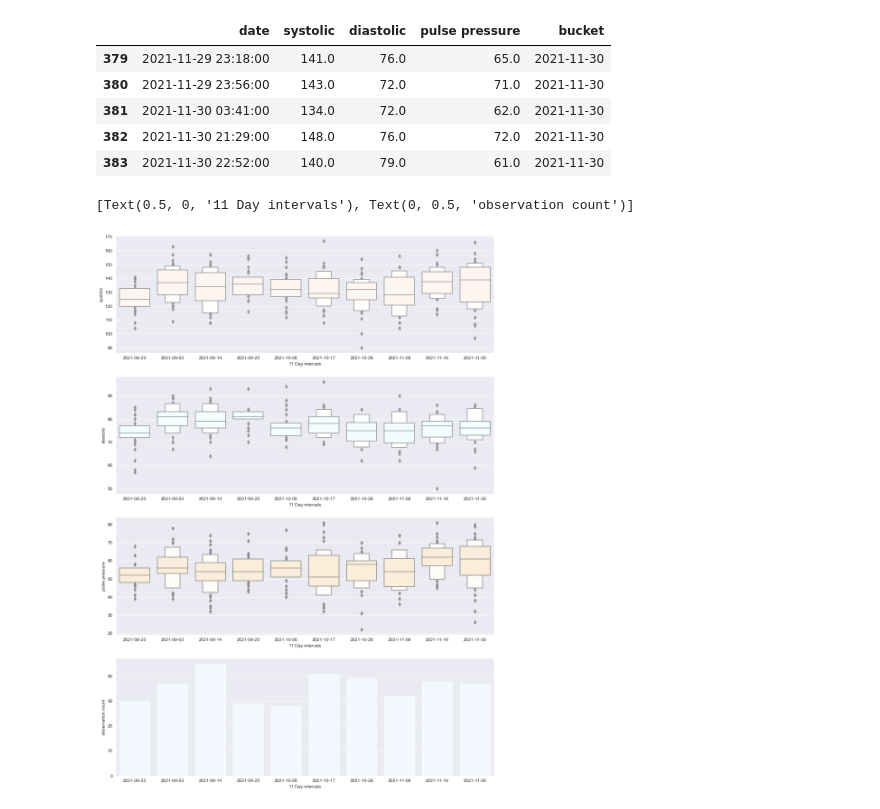
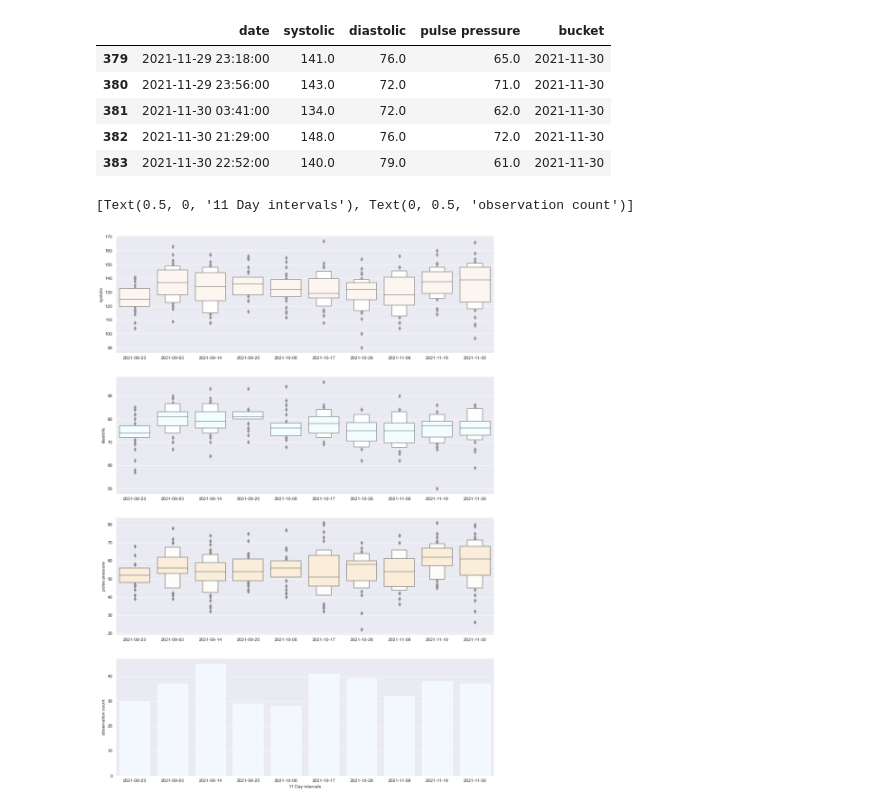
Before and after one commit to trin5tensa/apple_health_analysis, a Jupyter notebook: Notebooks/Blood Pressure Boxenplot.ipynb, the cells around one changed output. Drawn from its saved outputs; the diff is of its cells as text; code cells hidden in the pictures.

```diff
--- a/Notebooks/Blood Pressure Boxenplot.ipynb
+++ b/Notebooks/Blood Pressure Boxenplot.ipynb
@@ -69,9 +69,10 @@ bpds.head()
 start = bpds.date.min()
 print(f'{start=}')
 end = bpds.date.max()
-period_of_interest = end - start
-bucket_size = int(str(period_of_interest.days)) // 10
-categories = TimeCategories(start, end, bucket_size)
+# period_of_interest = end - start
+# bucket_size = int(str(period_of_interest.days)) // 10
+categories = TimeCategories(start, end)
+# categories = TimeCategories(start, end, bucket_size)
 categories
 # %% [output]
 start=Timestamp('2021-08-06 20:53:00')
@@ -79,5 +80,5 @@ TimeCategories(start_date=Timestamp('2021-08-13 22:52:00'), end_date=Timestamp('
 # %%
-bpds['bucket'] = bpds['date'].apply(categories.get_bucket)
+bpds['bucket'] = bpds['date'].apply(categories.get_category)
 bpds.tail()
 # %% [output]
 |  | date | systolic | diastolic | pulse pressure | bucket |
@@ -93,37 +94,37 @@ fig, axes = pyplot.subplots(nrows=4, ncols=1, figsize=(15, 22))
 seaborn.boxenplot(data=bpds,
                   x='bucket', y='systolic',
                   ax=axes[0],
                   palette=['seashell']
                   )
 
 # Plot diastolic
 seaborn.boxenplot(data=bpds,
                   x='bucket', y='diastolic',
                   ax=axes[1],
                   palette=['azure']
                   )
 
 # Plot pulse pressure
 seaborn.boxenplot(data=bpds,
                   x='bucket', y='pulse pressure',
                   ax=axes[2],
                   palette=['papayawhip']
                   )
 
 # Plot observation counts
 seaborn.countplot(data=bpds,
                   x='bucket',
                   ax=axes[3],
                   palette=['aliceblue']
                   )
 
-axes[0].set(xlabel=f'{bucket_size} Day intervals')
-axes[1].set(xlabel=f'{bucket_size} Day intervals')
-axes[2].set(xlabel=f'{bucket_size} Day intervals')
+axes[0].set(xlabel=None)
+axes[1].set(xlabel=None)
+axes[2].set(xlabel=None)
 axes[3].set(xlabel=f'{bucket_size} Day intervals', ylabel='observation count')
 # %% [output]
 [Text(0.5, 0, '11 Day intervals'), Text(0, 0.5, 'observation count')]
-[figure, old version]
+[figure, new version]
 # %%
 # Save the plots
 fig.savefig(blood_pressure_jpg)
```
Also changed, not shown: parts of 1 cell of this notebook, 3 other files.
